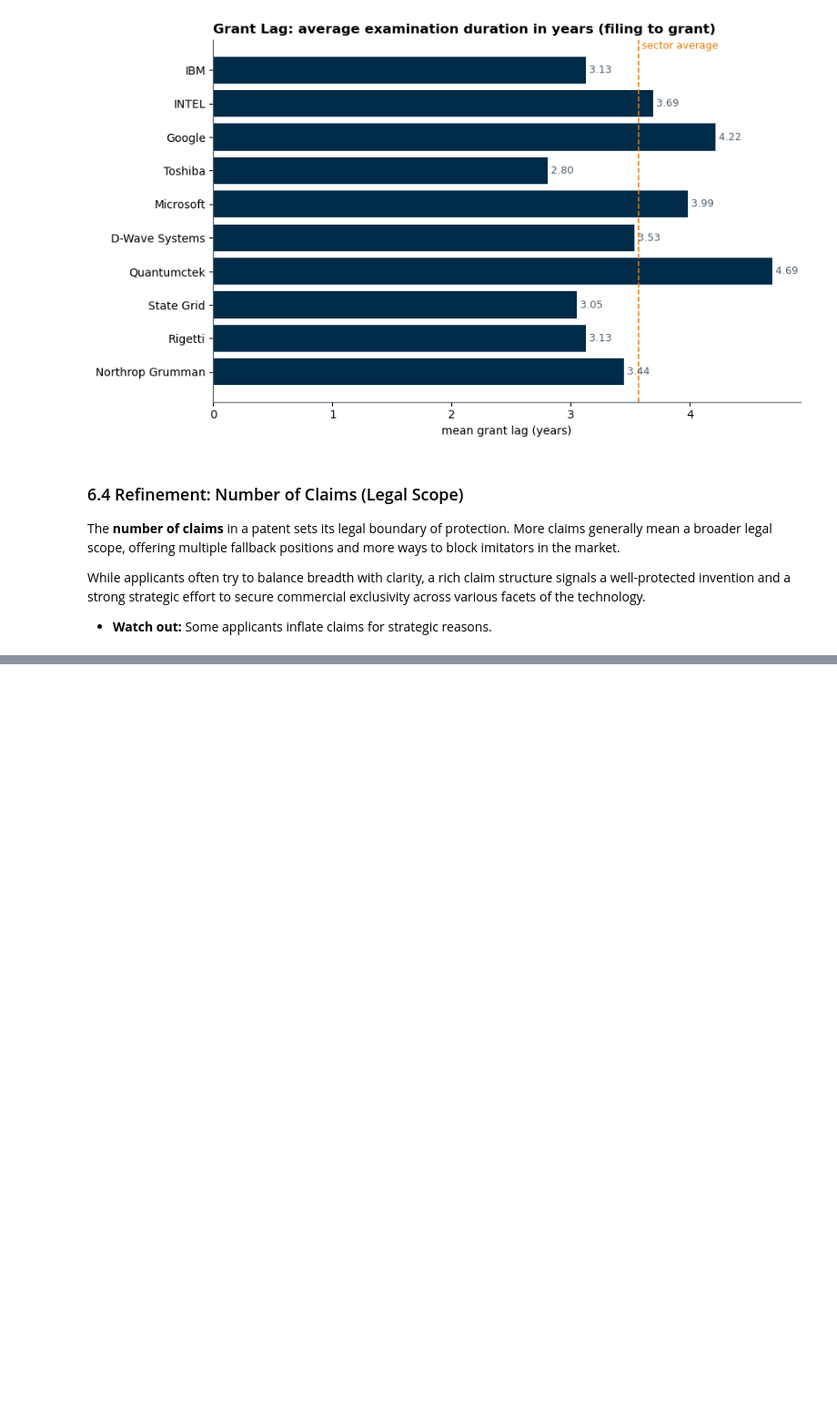
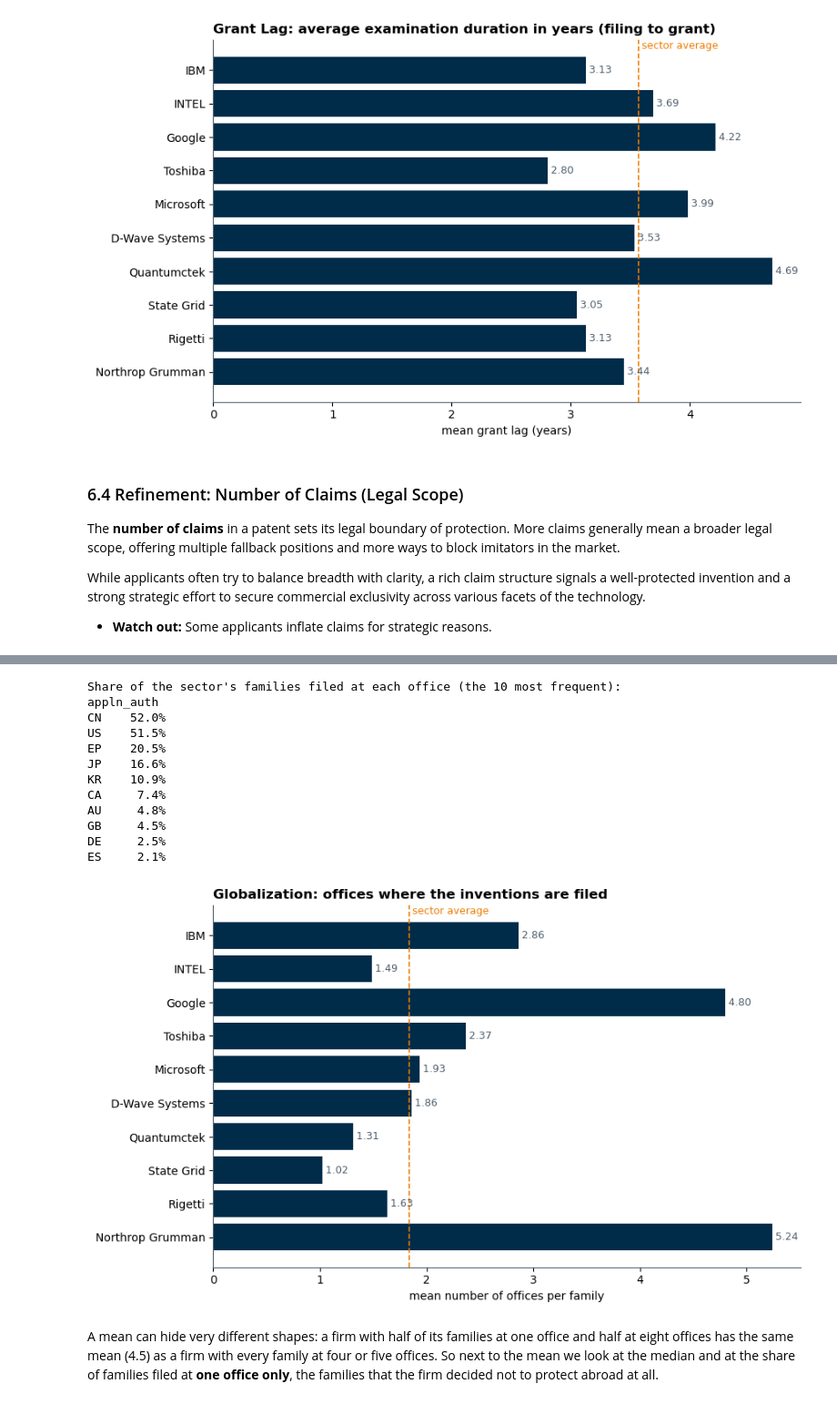
Before and after one commit to letiBri/team-30-QuantumComputing, a Jupyter notebook: notebooks/STEP3_present_score.ipynb, the cells around one changed output, grey strips where cells are left out. Shown at 91% size. Drawn from its saved outputs; the diff is of its cells as text; code cells hidden in the pictures; blank space fills up the shorter version.

Commit message:
added globalization indicator, combined ranking and robustness test

```diff
--- a/notebooks/STEP3_present_score.ipynb
+++ b/notebooks/STEP3_present_score.ipynb
@@ -1063,0 +1080,26 @@ pd.concat([success_global, family_success, lag_firm, claims_firm], axis=1) \
+# %%
+families["offices"] = families.docdb_family_id.map(national.groupby("docdb_family_id").appln_auth.nunique()).fillna(1)
+globalization = per_firm("offices").rename("globalization")
+
+reach = national.drop_duplicates(["docdb_family_id", "appln_auth"]).appln_auth.value_counts() / len(families)
+print("Share of the sector's families filed at each office (the 10 most frequent):")
+print((reach.head(10) * 100).round(1).astype(str).add("%").to_string())
+
+firm_bars(globalization, "Globalization: offices where the inventions are filed",
+          "mean number of offices per family", ref=families.offices.mean(), ref_label="sector average")
+# %% [output]
+Share of the sector's families filed at each office (the 10 most frequent):
+appln_auth
+CN    52.0%
+US    51.5%
+EP    20.5%
+JP    16.6%
+KR    10.9%
+CA     7.4%
+AU     4.8%
+GB     4.5%
+DE     2.5%
+ES     2.1%
+[figure, added]
+# %% [markdown]
+A mean can hide very different shapes: a firm with half of its families at one office and half at eight offices has the same mean (4.5) as a firm with every family at four or five offices. So next to the mean we look at the median and at the share of families filed at **one office only**, the families that the firm decided not to protect abroad at all.
```
Also changed, not shown: parts of 58 cells of this notebook, 2 other files.
